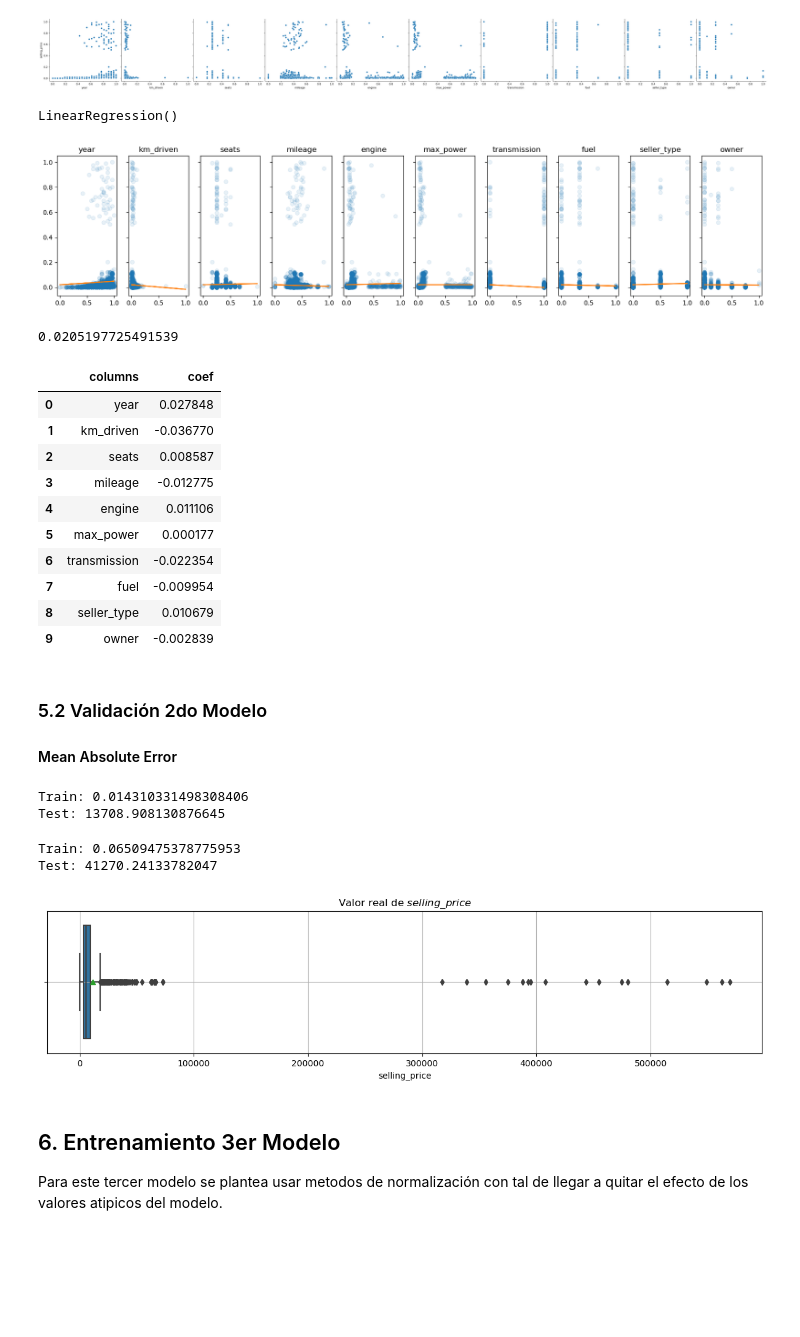
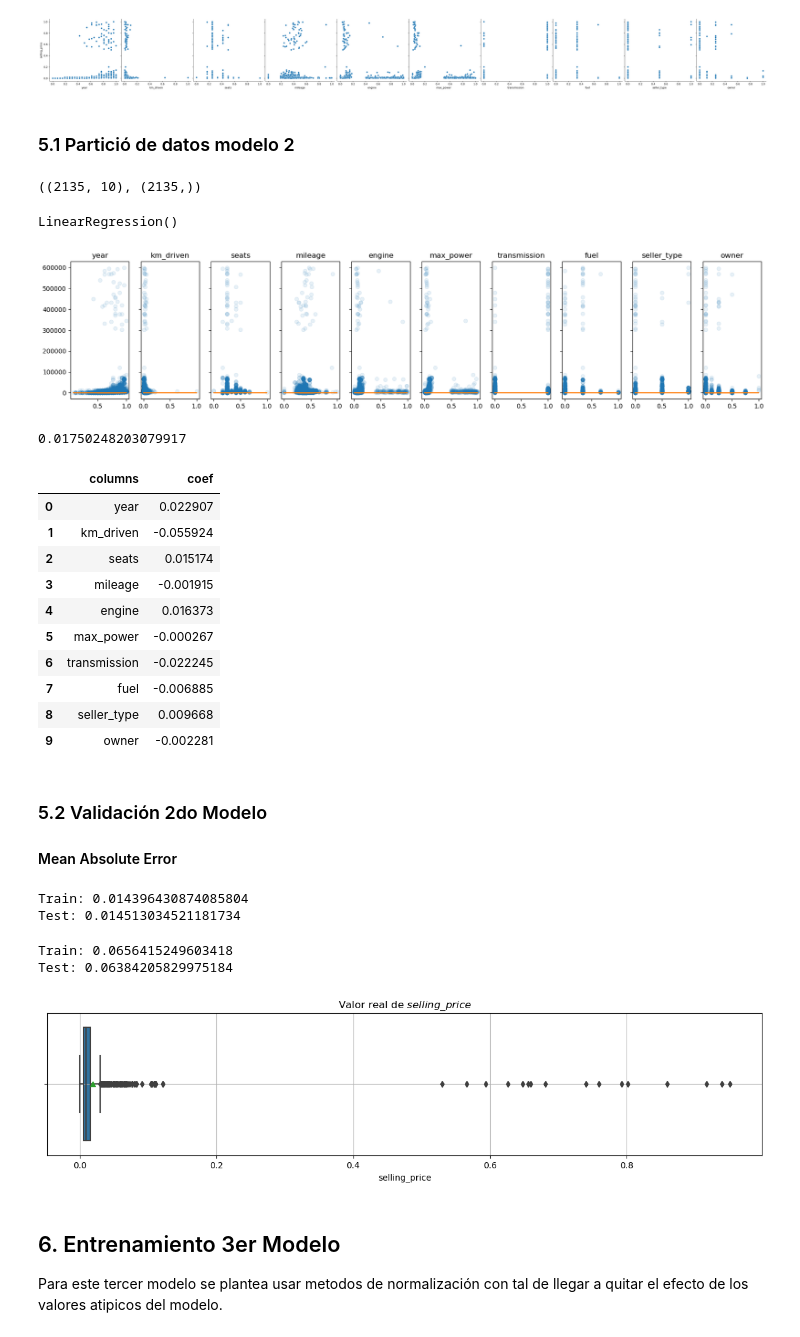
Before and after one commit to Paolaaaaaa/Lab2-Regresion, a Jupyter notebook: Regresion.ipynb, the cells around one changed output. Drawn from its saved outputs; the diff is of its cells as text; code cells hidden in the pictures; blank space fills up the shorter version.

Commit message:
corrección partición de datos :1

```diff
--- a/Regresion.ipynb
+++ b/Regresion.ipynb
@@ -303,69 +315,77 @@ sns.pairplot(df_vehiculos_transformed, height = 4, y_vars = 'selling_price', x_v
 plt.show()
 # %% [output]
 [figure]
+# %% [markdown]
+### 5.1 Partició de datos modelo 2
+# %%
+x_train_m2, x_test_m2, y_train_m2,  y_test_m2  = train_test_split(df_vehiculos_transformed[variables_interes], df_vehiculos_transformed['selling_price'], test_size=0.3, random_state=1)
+x_train_m2.shape, y_train_m2.shape
+x_test_m2.shape, y_test_m2.shape
+# %% [output]
+((2135, 10), (2135,))
 # %%
 regression_2 = LinearRegression()
-regression_2.fit(x_train, y_train)
+regression_2.fit(x_train_m2, y_train_m2)
 # %% [output]
 LinearRegression()
 # %%
 f, axs = plt.subplots(1, len(variables_interes), sharey = True, figsize = (20, 4))
 
 for i in range(len(variables_interes)):
     col = variables_interes[i]
-    x = x_train[col]
+    x = x_train_m2[col]
     m = regression_2.coef_[i]
     b = regression_2.intercept_
 
     axs[i].plot(x, y_train, 'o', alpha = 0.1)
     axs[i].plot(x, x * m + b)
     axs[i].set_title(col)
 plt.show()
 # %% [output]
-[figure, old version]
+[figure, new version]
 # %%
 regression_2.intercept_
 # %% [output]
-0.0205197725491539
+0.01750248203079917
 # %%
 pd.DataFrame({'columns': variables_interes, 'coef': regression_2.coef_})
 # %% [output]
 |  | columns | coef |
-| 0 | year | 0.027848 |
-| 1 | km_driven | -0.036770 |
-| 2 | seats | 0.008587 |
-| 3 | mileage | -0.012775 |
-| 4 | engine | 0.011106 |
-| 5 | max_power | 0.000177 |
-| 6 | transmission | -0.022354 |
-| 7 | fuel | -0.009954 |
-| 8 | seller_type | 0.010679 |
-| 9 | owner | -0.002839 |
+| 0 | year | 0.022907 |
+| 1 | km_driven | -0.055924 |
+| 2 | seats | 0.015174 |
+| 3 | mileage | -0.001915 |
+| 4 | engine | 0.016373 |
+| 5 | max_power | -0.000267 |
+| 6 | transmission | -0.022245 |
+| 7 | fuel | -0.006885 |
+| 8 | seller_type | 0.009668 |
+| 9 | owner | -0.002281 |
 # %% [markdown]
 ### 5.2 Validación 2do Modelo
 
 
 #### Mean Absolute Error
 # %%
-print('Train:', mean_absolute_error(y_train, regression_2.predict(x_train)))
-print('Test:', mean_absolute_error(y_test, regression_2.predict(x_test)))
+print('Train:', mean_absolute_error(y_train_m2, regression_2.predict(x_train_m2)))
+print('Test:', mean_absolute_error(y_test_m2, regression_2.predict(x_test_m2)))
 # %% [output]
-Train: 0.014310331498308406
-Test: 13708.908130876645
+Train: 0.014396430874085804
+Test: 0.014513034521181734
 # %%
- print('Train:', np.sqrt(mean_squared_error(y_train, regression_2.predict(x_train))))
-print('Test:', np.sqrt(mean_squared_error(y_test, regression_2.predict(x_test))))
+ print('Train:', np.sqrt(mean_squared_error(y_train_m2, regression_2.predict(x_train_m2))))
+print('Test:', np.sqrt(mean_squared_error(y_test_m2, regression_2.predict(x_test_m2))))
 # %% [output]
-Train: 0.06509475378775953
-Test: 41270.24133782047
+Train: 0.0656415249603418
+Test: 0.06384205829975184
 # %%
 plt.figure(figsize = (15, 3))
-sns.boxplot(x = y_test, showmeans = True, orient = 'h')
+sns.boxplot(x = y_test_m2, showmeans = True, orient = 'h')
 plt.title('Valor real de $\t{selling\_price}$')
 plt.grid()
 plt.show()
 # %% [output]
-[figure, old version]
+[figure, new version]
 # %% [markdown]
 ## 6. Entrenamiento 3er Modelo
 Para este tercer modelo se plantea usar metodos de normalización con tal de llegar a quitar el efecto de los valores atipicos del modelo.
```
Also changed, not shown: parts of 24 cells of this notebook.
